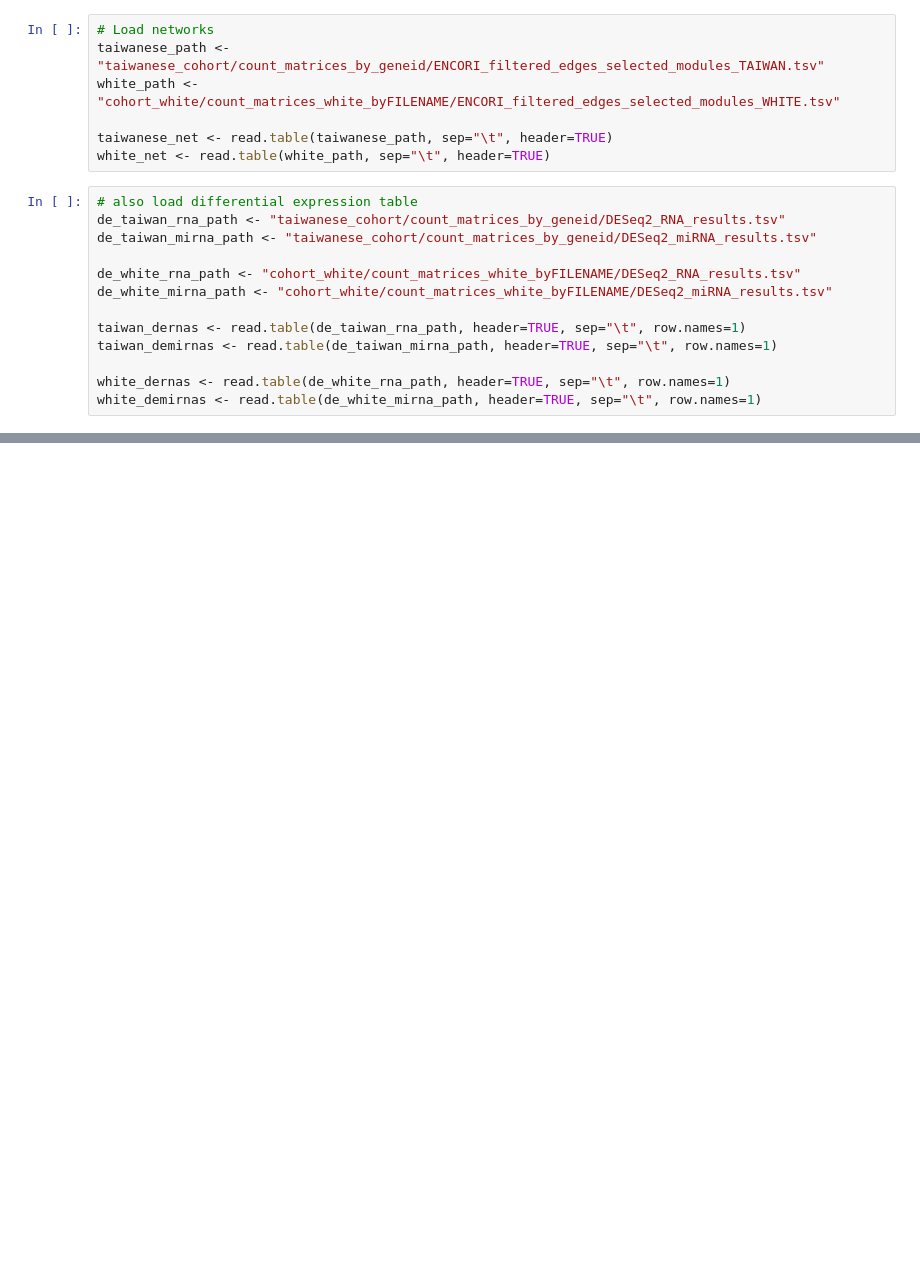
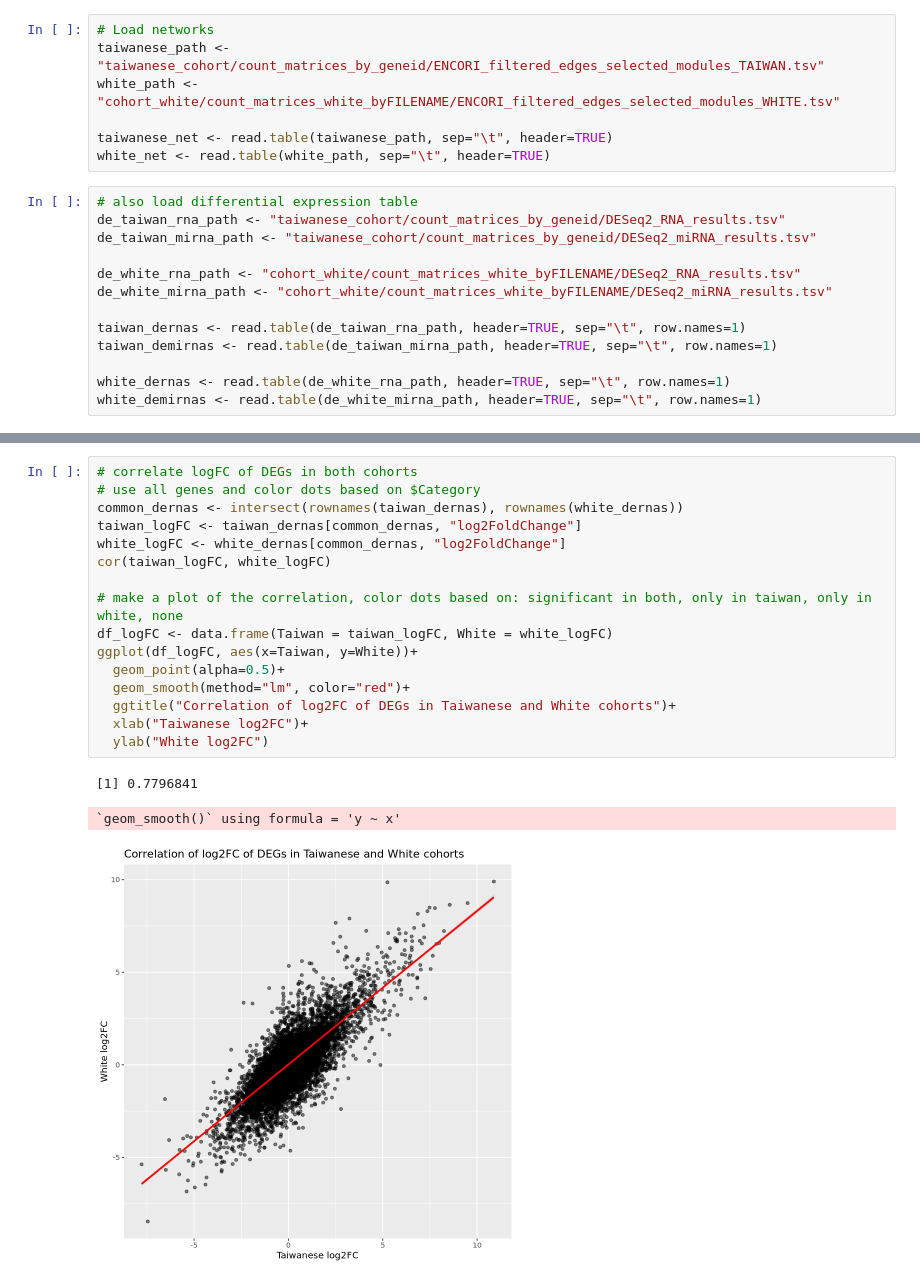
Before and after one commit to sbustamante21/crc_weighted_network, a Jupyter notebook: inter_global_comp.ipynb, the cells around one changed output, grey strips where cells are left out. Saved outputs shown, nothing was run; the diff lists cells and outputs as text; blank space fills up the shorter version.

```diff
--- a/inter_global_comp.ipynb
+++ b/inter_global_comp.ipynb
@@ -128,0 +135,20 @@ Down-regulated   Up-regulated
+# %%
+# correlate logFC of DEGs in both cohorts
+# use all genes and color dots based on $Category
+common_dernas <- intersect(rownames(taiwan_dernas), rownames(white_dernas))
+taiwan_logFC <- taiwan_dernas[common_dernas, "log2FoldChange"]
+white_logFC <- white_dernas[common_dernas, "log2FoldChange"]
+cor(taiwan_logFC, white_logFC)
+
+# make a plot of the correlation, color dots based on: significant in both, only in taiwan, only in white, none
+df_logFC <- data.frame(Taiwan = taiwan_logFC, White = white_logFC)
+ggplot(df_logFC, aes(x=Taiwan, y=White))+
+  geom_point(alpha=0.5)+
+  geom_smooth(method="lm", color="red")+
+  ggtitle("Correlation of log2FC of DEGs in Taiwanese and White cohorts")+
+  xlab("Taiwanese log2FC")+
+  ylab("White log2FC")
+# %% [output]
+[1] 0.7796841
+`geom_smooth()` using formula = 'y ~ x'
+[figure, added]
```
Also changed, not shown: parts of 22 cells of this notebook, 10 other files.
